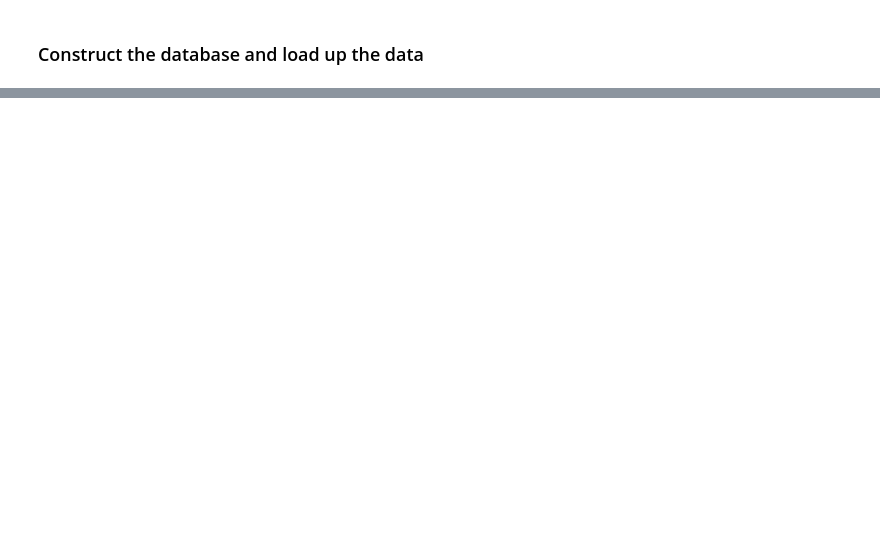
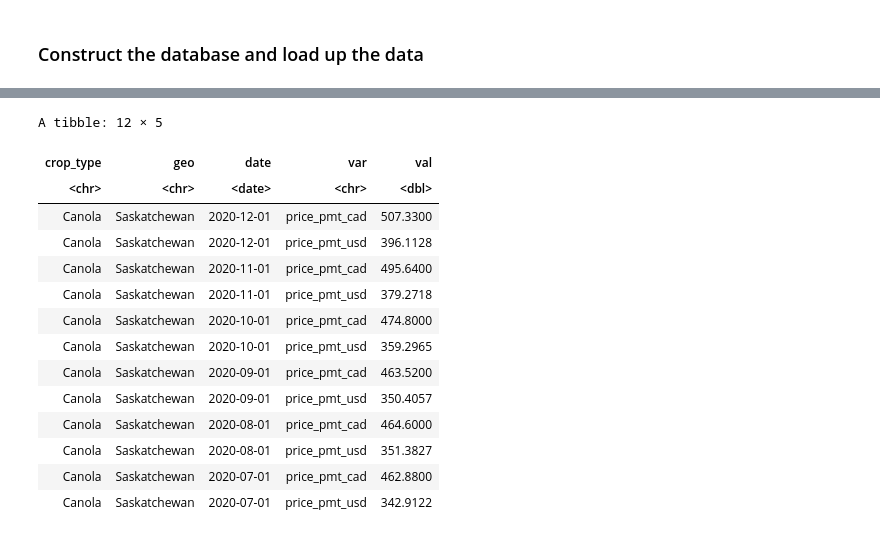
Before and after one commit to tros01/ibm_data_analyst, a Jupyter notebook: r_m6_annual_crop_data-final_project.ipynb, the cells around one changed output, grey strips where cells are left out. Cells and saved outputs as stored; diff of their text form; code cells hidden in the pictures; blank space fills up the shorter version.

```diff
--- a/r_m6_annual_crop_data-final_project.ipynb
+++ b/r_m6_annual_crop_data-final_project.ipynb
@@ -52,0 +416,19 @@ for (path in names(path_dic)) {
+# %%
+# Use an implicit inner join to calculate the monthly price per metric tonne of Canola grown in Saskatchewan in both Canadian and US dollars. Display the most recent 6 months of the data.
+q <- "
+SELECT
+    p.crop_type,
+    p.geo,
+    p.price_prermt AS price_pmt_cad,
+    (p.price_prermt	/ m.fxusdcad) AS price_pmt_usd,
+    p.date
+FROM prod_prices AS p, monthly_fx AS m
+WHERE
+    p.date = m.date AND
+    LOWER(p.crop_type) IN ('canola') AND
+    p.geo = 'Saskatchewan' AND
+    p.date > (SELECT DATE(MAX(date), '-6 months') FROM prod_prices)
+ORDER BY p.date DESC;
+"
+a <- dbGetQuery(c, q)
+a
@@ -52,0 +445,26 @@ for (path in names(path_dic)) {
+# %%
+# Plot the series
+a <- a |>
+    pivot_longer(
+        cols = starts_with("price"),
+        names_to = "var",
+        values_to = "val"
+    ) |>
+    mutate(date = ymd(date))
+a
+# %% [output]
+A tibble: 12 × 5
+| crop_type | geo | date | var | val |
+| <chr> | <chr> | <date> | <chr> | <dbl> |
+| Canola | Saskatchewan | 2020-12-01 | price_pmt_cad | 507.3300 |
+| Canola | Saskatchewan | 2020-12-01 | price_pmt_usd | 396.1128 |
+| Canola | Saskatchewan | 2020-11-01 | price_pmt_cad | 495.6400 |
+| Canola | Saskatchewan | 2020-11-01 | price_pmt_usd | 379.2718 |
+| Canola | Saskatchewan | 2020-10-01 | price_pmt_cad | 474.8000 |
+| Canola | Saskatchewan | 2020-10-01 | price_pmt_usd | 359.2965 |
+| Canola | Saskatchewan | 2020-09-01 | price_pmt_cad | 463.5200 |
+| Canola | Saskatchewan | 2020-09-01 | price_pmt_usd | 350.4057 |
+| Canola | Saskatchewan | 2020-08-01 | price_pmt_cad | 464.6000 |
+| Canola | Saskatchewan | 2020-08-01 | price_pmt_usd | 351.3827 |
+| Canola | Saskatchewan | 2020-07-01 | price_pmt_cad | 462.8800 |
+| Canola | Saskatchewan | 2020-07-01 | price_pmt_usd | 342.9122 |
```
Also changed, not shown: parts of 30 cells of this notebook.
